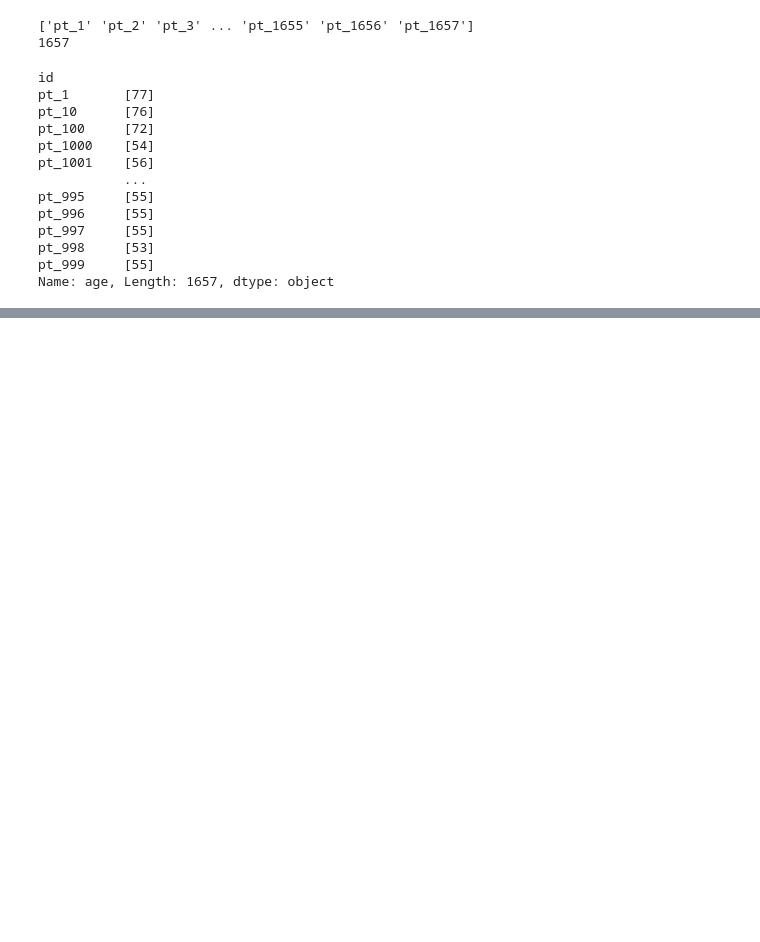
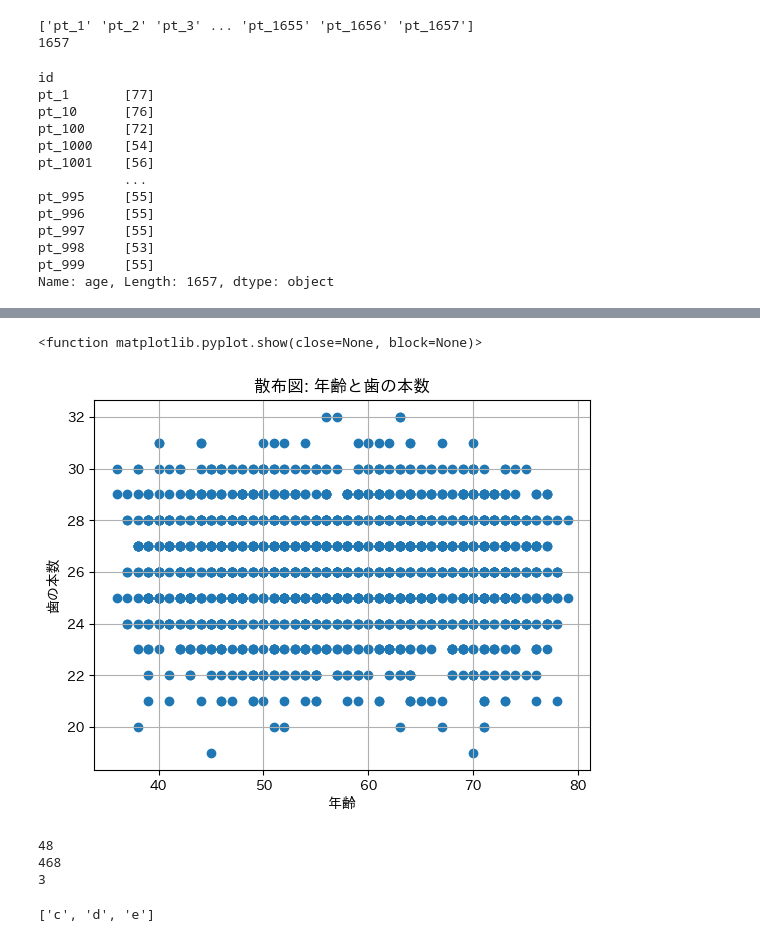
Before and after one commit to poteto1212/medical_AI, a Jupyter notebook: notebooks/test.ipynb, the cells around one changed output, grey strips where cells are left out. Cells and saved outputs as stored; diff of their text form; code cells hidden in the pictures; blank space fills up the shorter version.

```diff
--- a/notebooks/test.ipynb
+++ b/notebooks/test.ipynb
@@ -160,5 +160,11 @@ pt_998     [53]
 pt_999     [55]
 Name: age, Length: 1657, dtype: object
 # %%
-print("test")
+print(klist.shape[0])
+for i in range(klist.shape[0]):
+    if klist.loc[i, 'tooth record'] == '残存歯':
+        klist.loc[i, 'tooth record_encode'] = 1
+    else:
+        klist.loc[i, 'tooth record_encode'] = 0
+klist['tooth record_encode']=klist['tooth record_encode'].astype(int)
 # %% [output]
@@ -167,0 +204,25 @@ test
+# %%
+x = klist.groupby('id')['age'].unique()
+y = klist.groupby('id')['tooth record_encode'].sum()
+# %%
+plt.figure()
+plt.title('散布図: 年齢と歯の本数')
+plt.xlabel('年齢')
+plt.ylabel('歯の本数')
+plt.grid()
+plt.scatter(x,y)
+plt.show
+# %% [output]
+<function matplotlib.pyplot.show(close=None, block=None)>
+[figure, added]
+# %%
+# TODO 課題1
+ans = (6+6)*4
+print(ans)
+num =2343
+print(num//5)
+print(num%5)
+# %% [output]
+48
+468
+3
@@ -167,0 +232,4 @@ test
+# %%
+list[2:5]
+# %% [output]
+['c', 'd', 'e']
```
Also changed, not shown: parts of 8 cells of this notebook, 2 other files.
